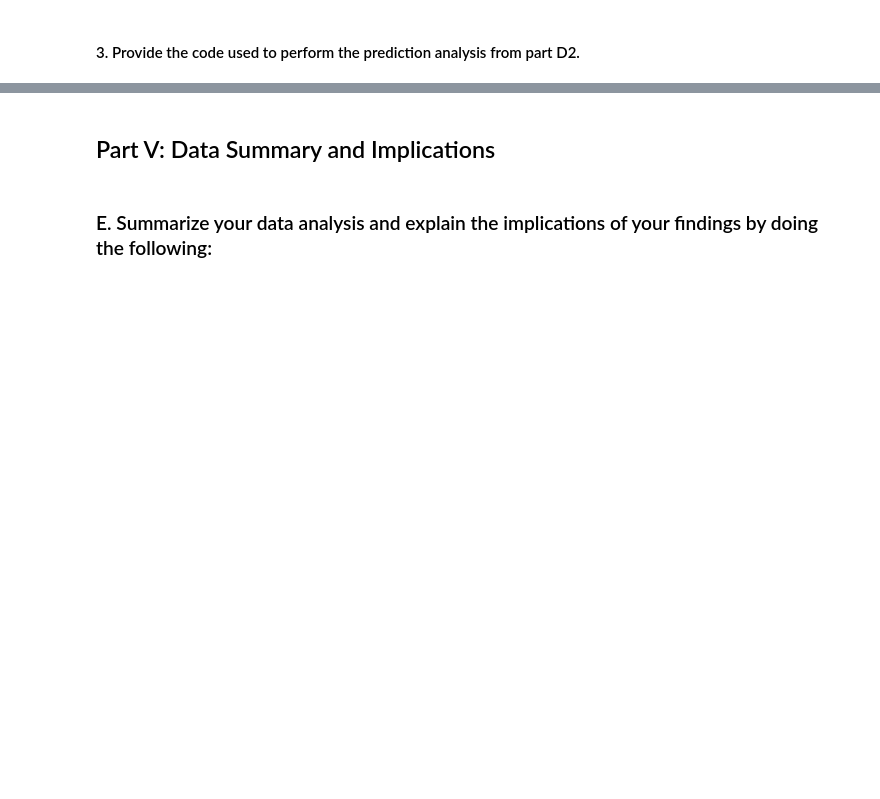
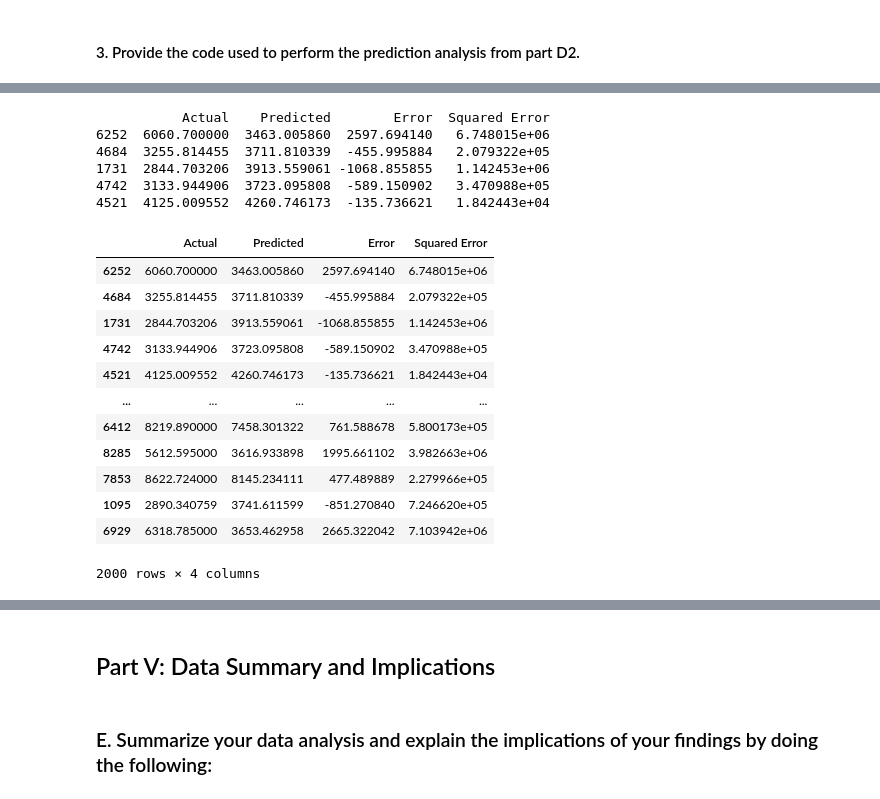
Before and after one commit to nestrada79/MSDA, a Jupyter notebook: D209/D209_Task2.ipynb, the cells around one changed output, grey strips where cells are left out. Saved outputs shown, nothing was run; the diff lists cells and outputs as text; code cells hidden in the pictures; blank space fills up the shorter version.

```diff
--- a/D209/D209_Task2.ipynb
+++ b/D209/D209_Task2.ipynb
@@ -199,3 +282,6 @@ medical_data_cleaned.head()
+# %%
+# List of numerical independent variables (excluding the dependent variable 'TotalCharge')
+numerical_independent_vars = medical_data_cleaned.select_dtypes(include=['float64', 'int64']).drop(columns='TotalCharge').columns
 # %%
 # One-hot encoding the categorical variables
 medical_data_encoded = pd.get_dummies(medical_data_cleaned, drop_first=True)  # drop_first=True to avoid the dummy variable trap
@@ -228,0 +429,33 @@ medical_data_encoded.to_csv('medical_data_encoded.csv', index=False)
+# %%
+# Comparing actual values to test values to see the validity of the analysis
+comparison_df = pd.DataFrame({'Actual': y_test, 'Predicted': y_pred})
+
+#Calculating the error for each prediction
+comparison_df['Error'] = comparison_df['Actual'] - comparison_df['Predicted']
+comparison_df['Squared Error'] = comparison_df['Error'] ** 2
+
+# Display the first few rows of the DataFrame
+print(comparison_df.head())
+# %% [output]
+           Actual    Predicted        Error  Squared Error
+6252  6060.700000  3463.005860  2597.694140   6.748015e+06
+4684  3255.814455  3711.810339  -455.995884   2.079322e+05
+1731  2844.703206  3913.559061 -1068.855855   1.142453e+06
+4742  3133.944906  3723.095808  -589.150902   3.470988e+05
+4521  4125.009552  4260.746173  -135.736621   1.842443e+04
+# %%
+comparison_df
+# %% [output]
+|  | Actual | Predicted | Error | Squared Error |
+| 6252 | 6060.700000 | 3463.005860 | 2597.694140 | 6.748015e+06 |
+| 4684 | 3255.814455 | 3711.810339 | -455.995884 | 2.079322e+05 |
+| 1731 | 2844.703206 | 3913.559061 | -1068.855855 | 1.142453e+06 |
+| 4742 | 3133.944906 | 3723.095808 | -589.150902 | 3.470988e+05 |
+| 4521 | 4125.009552 | 4260.746173 | -135.736621 | 1.842443e+04 |
+| ... | ... | ... | ... | ... |
+| 6412 | 8219.890000 | 7458.301322 | 761.588678 | 5.800173e+05 |
+| 8285 | 5612.595000 | 3616.933898 | 1995.661102 | 3.982663e+06 |
+| 7853 | 8622.724000 | 8145.234111 | 477.489889 | 2.279966e+05 |
+| 1095 | 2890.340759 | 3741.611599 | -851.270840 | 7.246620e+05 |
+| 6929 | 6318.785000 | 3653.462958 | 2665.322042 | 7.103942e+06 |
+2000 rows × 4 columns
```
Also changed, not shown: parts of 34 cells of this notebook.
